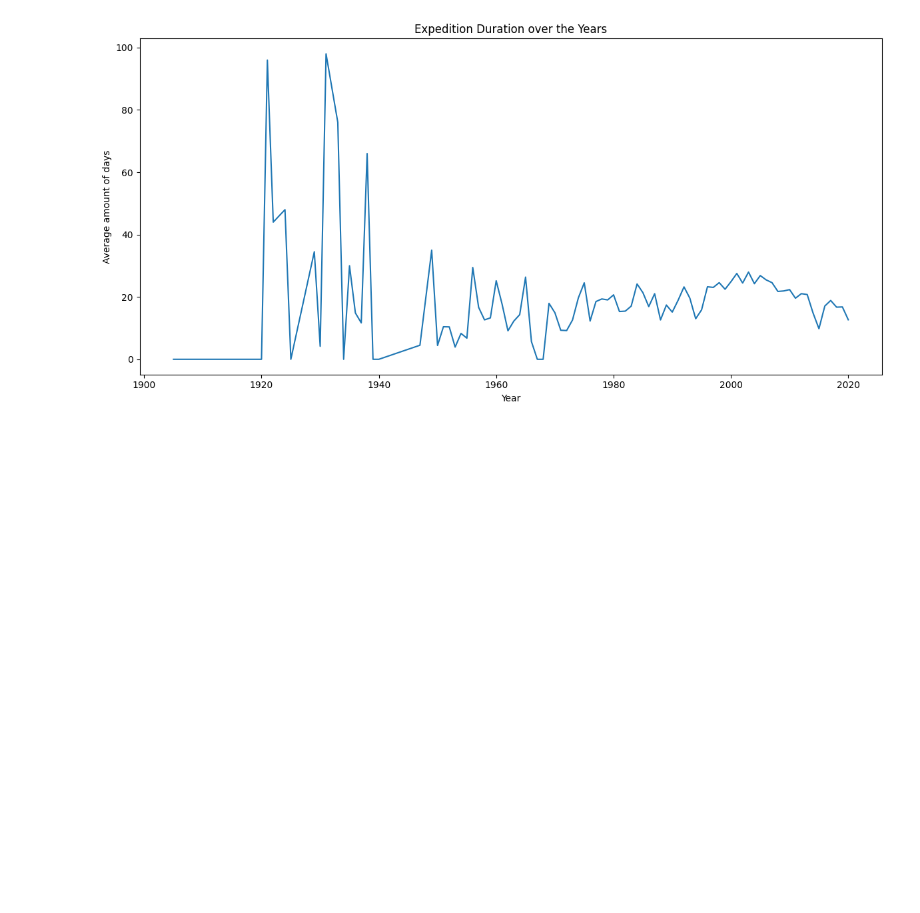
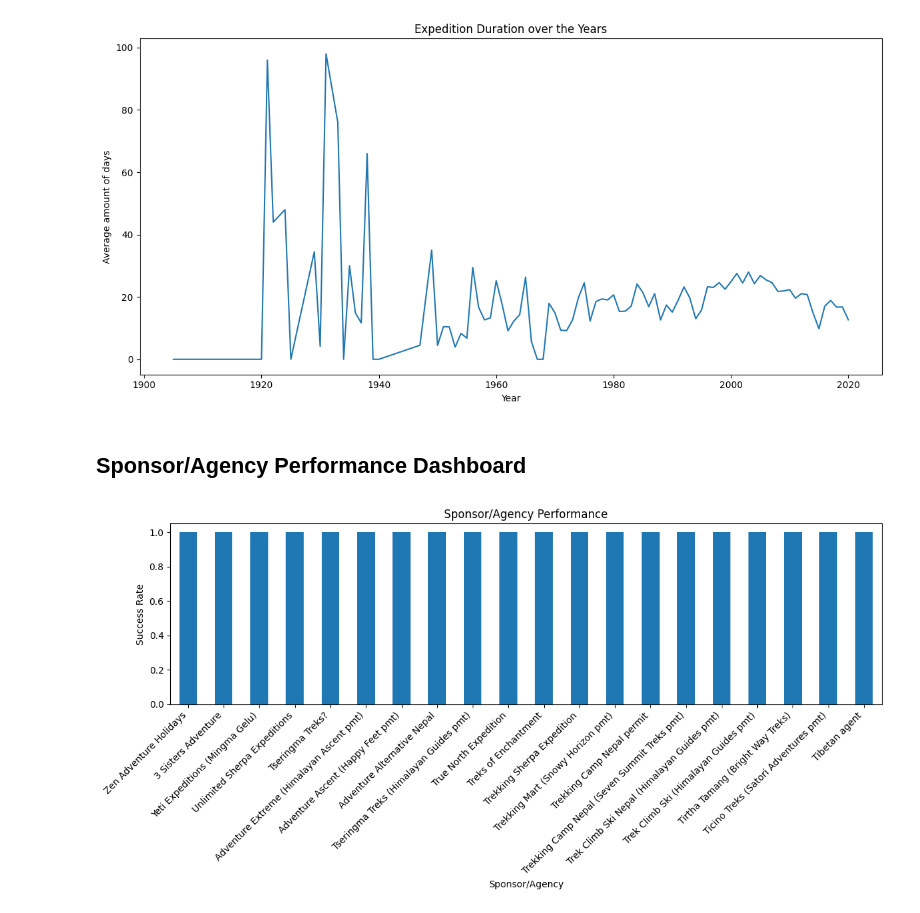
Before and after one commit to DmytroRi/himalayan_expeditions, a Jupyter notebook: HimalayaInsights.ipynb, the cells around one changed output. Cells and saved outputs as stored; diff of their text form; code cells hidden in the pictures; blank space fills up the shorter version.

Commit message:
Sponsor Performance

```diff
--- a/HimalayaInsights.ipynb
+++ b/HimalayaInsights.ipynb
@@ -412,3 +412,22 @@ plt.tight_layout()
 plt.show()
 # %% [output]
 [figure]
+# %% [markdown]
+## Sponsor/Agency Performance Dashboard
+# %%
+ag = exped.groupby('agency').agg(
+  success_rate=('exp_result', lambda s: (s.str.lower()=='success').mean()),
+  death_rate=('mbrs_deaths', 'sum')
+)
+ag = ag.sort_values('success_rate', ascending=False).head(20)['success_rate']
+
+plt.figure(figsize=(12, 6))
+ag.plot(kind='bar')
+plt.title('Sponsor/Agency Performance')
+plt.xlabel('Sponsor/Agency')
+plt.ylabel('Success Rate')
+plt.xticks(rotation=45, ha='right')
+plt.tight_layout()
+plt.show()
+# %% [output]
+[figure, added]
```
